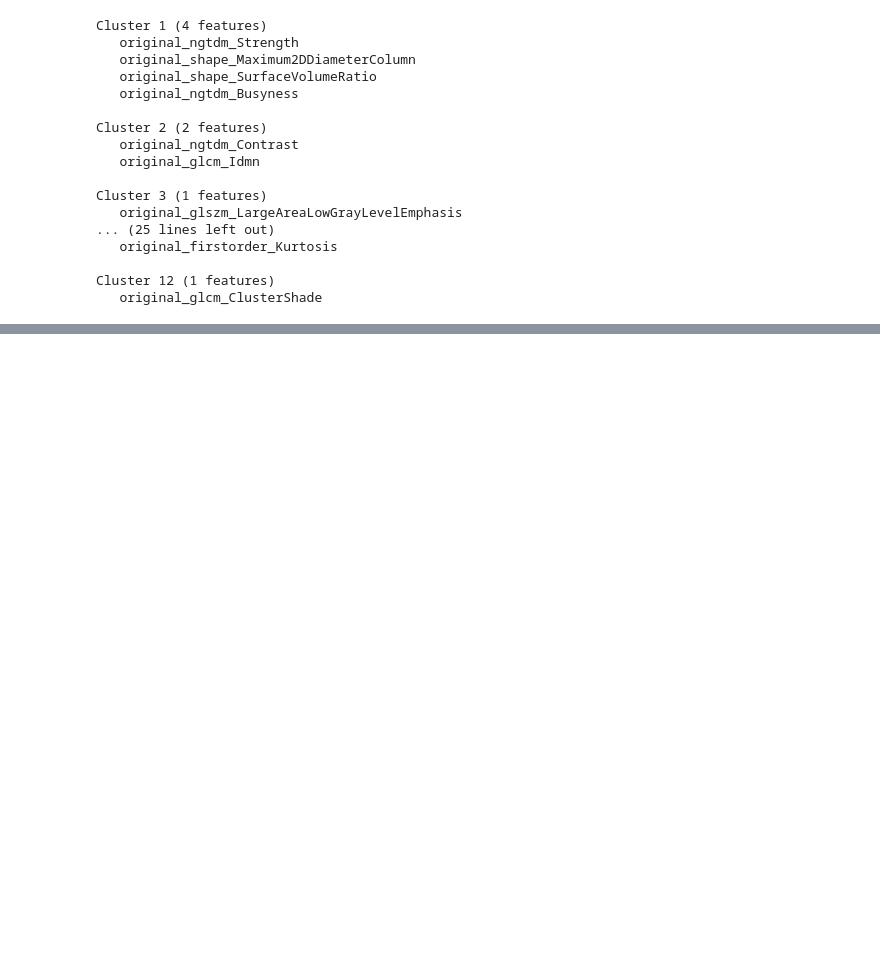
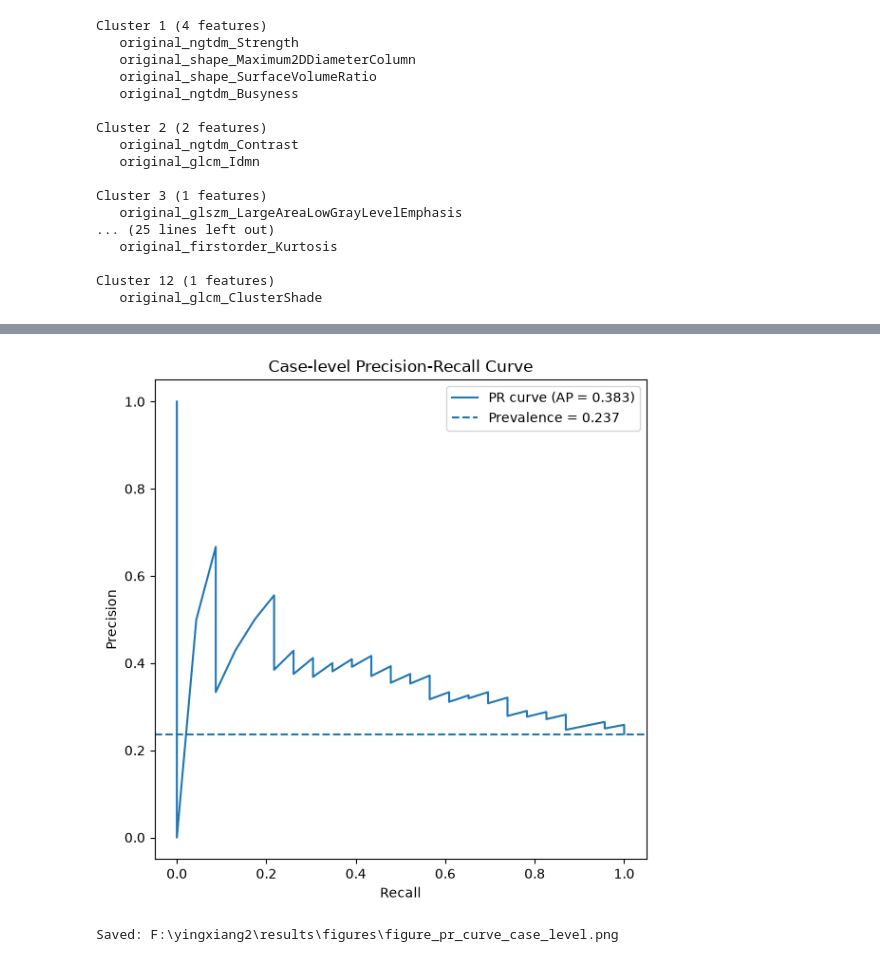
Before and after one commit to gmail2580369-del/lung2-egfr-radiomics, a Jupyter notebook: notebooks/03_modeling_nested_cv.ipynb, the cells around one changed output, grey strips where cells are left out. Saved outputs shown, nothing was run; the diff lists cells and outputs as text; code cells hidden in the pictures; blank space fills up the shorter version.

```diff
--- a/notebooks/03_modeling_nested_cv.ipynb
+++ b/notebooks/03_modeling_nested_cv.ipynb
@@ -3450,0 +3943,21 @@ representative_df.to_csv(
+# %%
+precision, recall, _ = precision_recall_curve(y_case, p_case)
+positive_rate = y_case.mean()
+
+plt.figure(figsize=(6, 6))
+plt.plot(recall, precision, label=f"PR curve (AP = {case_pr_auc:.3f})")
+plt.axhline(positive_rate, linestyle="--", label=f"Prevalence = {positive_rate:.3f}")
+plt.xlabel("Recall")
+plt.ylabel("Precision")
+plt.title("Case-level Precision-Recall Curve")
+plt.legend(loc="best")
+plt.tight_layout()
+
+pr_fig_path = FIG_DIR / "figure_pr_curve_case_level.png"
+plt.savefig(pr_fig_path, dpi=300, bbox_inches="tight")
+plt.show()
+
+print("Saved:", pr_fig_path)
+# %% [output]
+[figure, added]
+Saved: F:\yingxiang2\results\figures\figure_pr_curve_case_level.png
```
Also changed, not shown: parts of 16 cells of this notebook, 5 other files.
